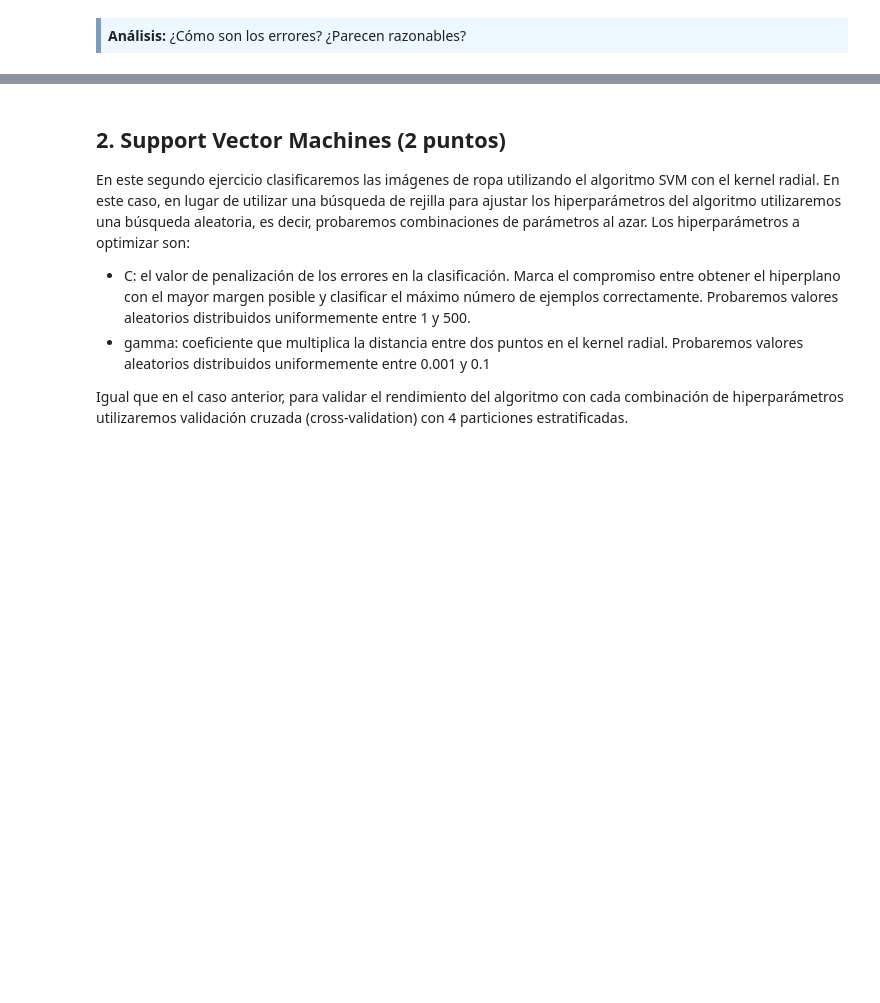
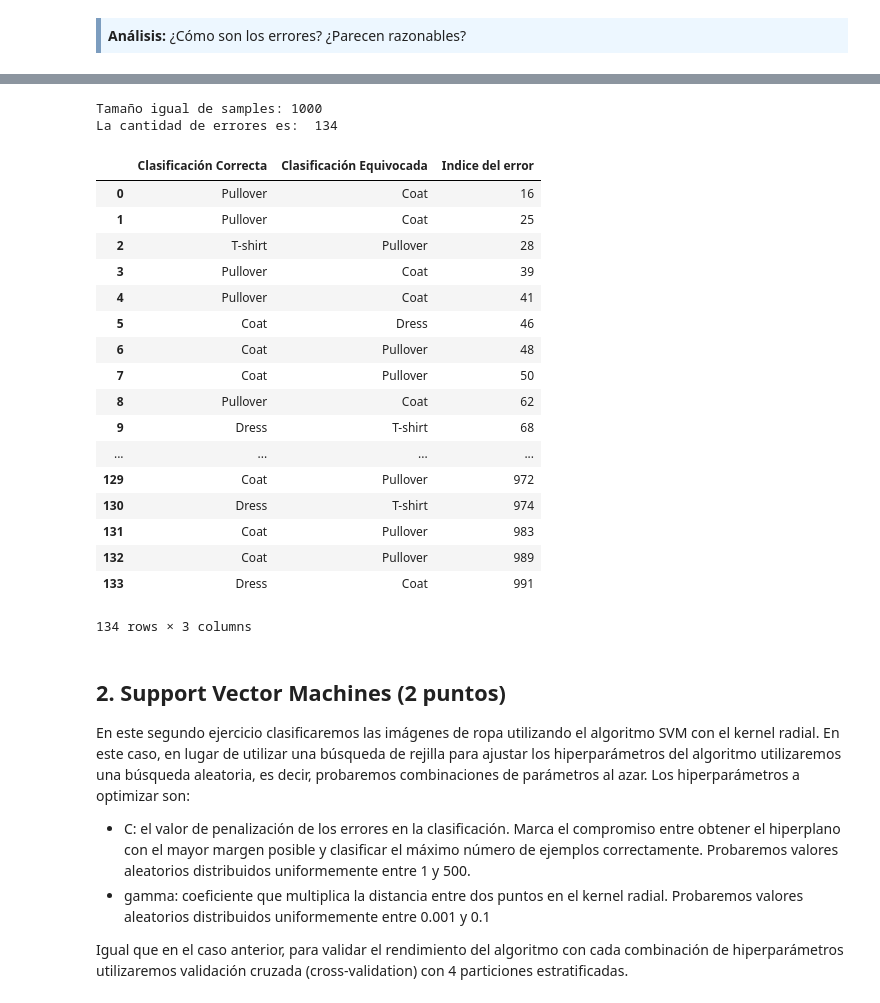
Before and after one commit to fernandoabcampos/advanced-data-mining, a Jupyter notebook: PEC3/20181_M2.855_PEC3-Enunciado.ipynb, the cells around one changed output, grey strips where cells are left out. Cells and saved outputs as stored; diff of their text form; code cells hidden in the pictures; blank space fills up the shorter version.

```diff
--- a/PEC3/20181_M2.855_PEC3-Enunciado.ipynb
+++ b/PEC3/20181_M2.855_PEC3-Enunciado.ipynb
@@ -227,3 +283,52 @@ Precisión de la predicción del modelo en el conjunto = 0.866
+# %%
+wrong_dict = []
+
+if len(y_test) == len(y_pred):
+    print("Tamaño igual de samples: " + str(len(y_test)))
+
+    for i in range(len(y_test)):
+        if y_test[i] != y_pred[i]:
+            wrong_dict.append({'Indice del error': i
+                               , 'Clasificación Equivocada': labels_text[y_pred[i]]
+                               , 'Clasificación Correcta': labels_text[y_test[i]]
+                              })
+
+
+print('La cantidad de errores es: ', len(wrong_dict))
+
+pd.DataFrame(wrong_dict)
+
+
+
+fig2, ax2 = plt.subplots(1, wrong_dict, figsize=(10,10))
+
+idxs2 = [np.where(labels == i)[0] for i in range(wrong_dict[''])]
+
+for i in range(n_classes):
+    k = np.random.choice(idxs[i])
+    ax[i].imshow(images[k].reshape(28, 28), cmap="gray")
+    ax[i].set_title("{}".format(labels_text[i]))
+# %% [output]
+Tamaño igual de samples: 1000
+La cantidad de errores es:  134
+|  | Clasificación Correcta | Clasificación Equivocada | Indice del error |
+| 0 | Pullover | Coat | 16 |
+| 1 | Pullover | Coat | 25 |
+| 2 | T-shirt | Pullover | 28 |
+| 3 | Pullover | Coat | 39 |
+| 4 | Pullover | Coat | 41 |
+| 5 | Coat | Dress | 46 |
+| 6 | Coat | Pullover | 48 |
+| 7 | Coat | Pullover | 50 |
+| 8 | Pullover | Coat | 62 |
+| 9 | Dress | T-shirt | 68 |
+| ... | ... | ... | ... |
+| 129 | Coat | Pullover | 972 |
+| 130 | Dress | T-shirt | 974 |
+| 131 | Coat | Pullover | 983 |
+| 132 | Coat | Pullover | 989 |
+| 133 | Dress | Coat | 991 |
+134 rows × 3 columns
 # %% [markdown]
 ## 2. Support Vector Machines (2 puntos)
 
```
Also changed, not shown: parts of 6 cells of this notebook.
